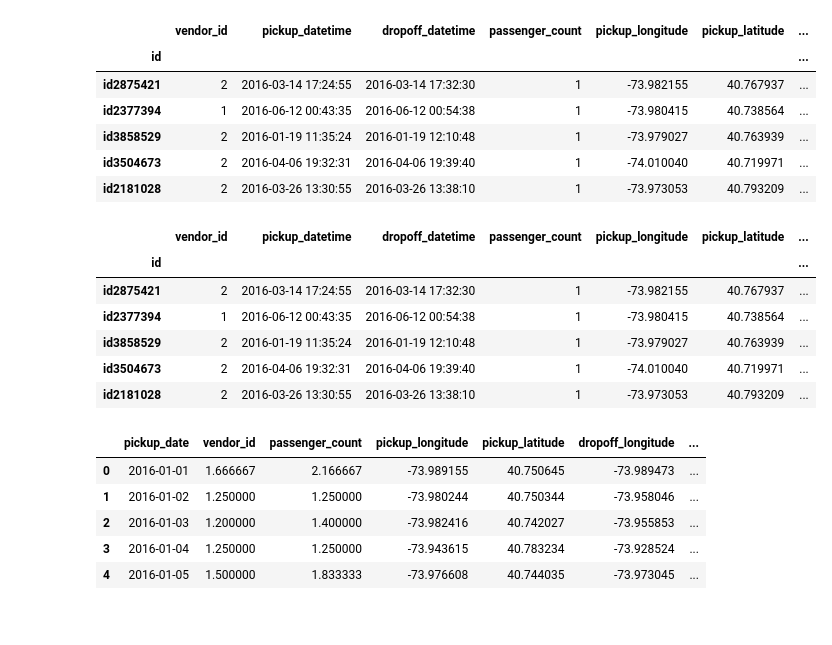
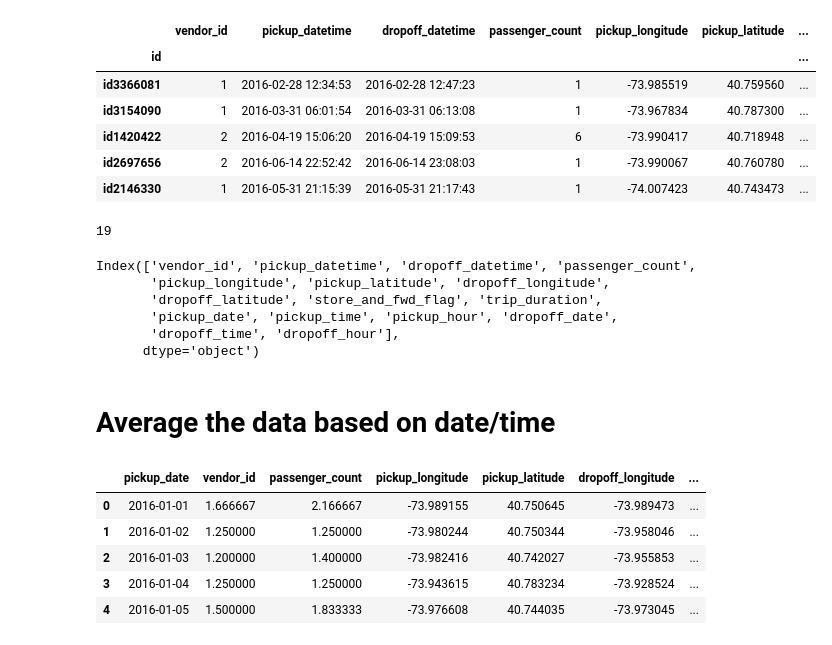
Before and after one commit to jmmshn/taxi_2017, a Jupyter notebook: jimmy/taxi_v1.ipynb, the cells around one changed output. Cells and saved outputs as stored; diff of their text form; code cells hidden in the pictures.

```diff
--- a/jimmy/taxi_v1.ipynb
+++ b/jimmy/taxi_v1.ipynb
@@ -12,6 +12,6 @@ from sklearn.preprocessing import StandardScaler
 from scipy import stats
 %matplotlib inline
 # %%
-df_train_full = pd.read_csv('./data/train.csv',index_col=0)
+df_train_full = pd.read_csv('../data/train.csv',index_col=0)
 # %%
 df_train_full.head()
@@ -29,32 +20,46 @@ plt.hist(df_train_full.trip_duration,bins=np.linspace(0,5000,20))
 [figure]
 # %%
-df_train=df_train_full[:1000]
+df_train=df_train_full.sample(n=10000)
 df_train.head()
 # %% [output]
 |  | vendor_id | pickup_datetime | dropoff_datetime | passenger_count | pickup_longitude | pickup_latitude | ... |
 | id |  |  |  |  |  |  | ... |
-| id2875421 | 2 | 2016-03-14 17:24:55 | 2016-03-14 17:32:30 | 1 | -73.982155 | 40.767937 | ... |
-| id2377394 | 1 | 2016-06-12 00:43:35 | 2016-06-12 00:54:38 | 1 | -73.980415 | 40.738564 | ... |
-| id3858529 | 2 | 2016-01-19 11:35:24 | 2016-01-19 12:10:48 | 1 | -73.979027 | 40.763939 | ... |
-| id3504673 | 2 | 2016-04-06 19:32:31 | 2016-04-06 19:39:40 | 1 | -74.010040 | 40.719971 | ... |
-| id2181028 | 2 | 2016-03-26 13:30:55 | 2016-03-26 13:38:10 | 1 | -73.973053 | 40.793209 | ... |
+| id3366081 | 1 | 2016-02-28 12:34:53 | 2016-02-28 12:47:23 | 1 | -73.985519 | 40.759560 | ... |
+| id3154090 | 1 | 2016-03-31 06:01:54 | 2016-03-31 06:13:08 | 1 | -73.967834 | 40.787300 | ... |
+| id1420422 | 2 | 2016-04-19 15:06:20 | 2016-04-19 15:09:53 | 6 | -73.990417 | 40.718948 | ... |
+| id2697656 | 2 | 2016-06-14 22:52:42 | 2016-06-14 23:08:03 | 1 | -73.990067 | 40.760780 | ... |
+| id2146330 | 1 | 2016-05-31 21:15:39 | 2016-05-31 21:17:43 | 1 | -74.007423 | 40.743473 | ... |
+# %%
+xx=datetime.strptime(df_train['pickup_datetime'][2],"%Y-%m-%d %H:%M:%S")
+xx.hour
+# %% [output]
+19
 # %%
 from datetime import datetime
 tmp=df_train.pickup_datetime.apply(lambda x: \
     datetime.strptime(x,"%Y-%m-%d %H:%M:%S"))
 
-df_train.assign(pickup_date=tmp.apply(lambda x: x.date()))
-df_train.assign(pickup_time=tmp.apply(lambda x: x.time()))
+df_train=df_train.assign(pickup_date=tmp.apply(lambda x: x.date()))
+df_train=df_train.assign(pickup_time=tmp.apply(lambda x: x.time()))
+df_train=df_train.assign(pickup_hour=tmp.map(lambda x: x.hour))
+df_train=df_train.assign(dropoff_date=tmp.apply(lambda x: x.date()))
+df_train=df_train.assign(dropoff_time=tmp.apply(lambda x: x.time()))
+df_train=df_train.assign(dropoff_hour=tmp.map(lambda x: x.hour))
 
-df_train.head()
+
+
+# df_train.assign(pickup_time=tmp.apply(lambda x: x.time()))
+# df_train.assign(pickup_hour=tmp.map(lambda x: x.hour))
+df_train.columns
 # %% [output]
-|  | vendor_id | pickup_datetime | dropoff_datetime | passenger_count | pickup_longitude | pickup_latitude | ... |
-| id |  |  |  |  |  |  | ... |
-| id2875421 | 2 | 2016-03-14 17:24:55 | 2016-03-14 17:32:30 | 1 | -73.982155 | 40.767937 | ... |
-| id2377394 | 1 | 2016-06-12 00:43:35 | 2016-06-12 00:54:38 | 1 | -73.980415 | 40.738564 | ... |
-| id3858529 | 2 | 2016-01-19 11:35:24 | 2016-01-19 12:10:48 | 1 | -73.979027 | 40.763939 | ... |
-| id3504673 | 2 | 2016-04-06 19:32:31 | 2016-04-06 19:39:40 | 1 | -74.010040 | 40.719971 | ... |
-| id2181028 | 2 | 2016-03-26 13:30:55 | 2016-03-26 13:38:10 | 1 | -73.973053 | 40.793209 | ... |
+Index(['vendor_id', 'pickup_datetime', 'dropoff_datetime', 'passenger_count',
+       'pickup_longitude', 'pickup_latitude', 'dropoff_longitude',
+       'dropoff_latitude', 'store_and_fwd_flag', 'trip_duration',
+       'pickup_date', 'pickup_time', 'pickup_hour', 'dropoff_date',
+       'dropoff_time', 'dropoff_hour'],
+      dtype='object')
+# %% [markdown]
+# Average the data based on date/time
 # %%
 df_date=df_train.groupby('pickup_date').mean().reset_index()
 df_date.head()
```
Also changed, not shown: parts of 11 cells of this notebook, 1 other file.
